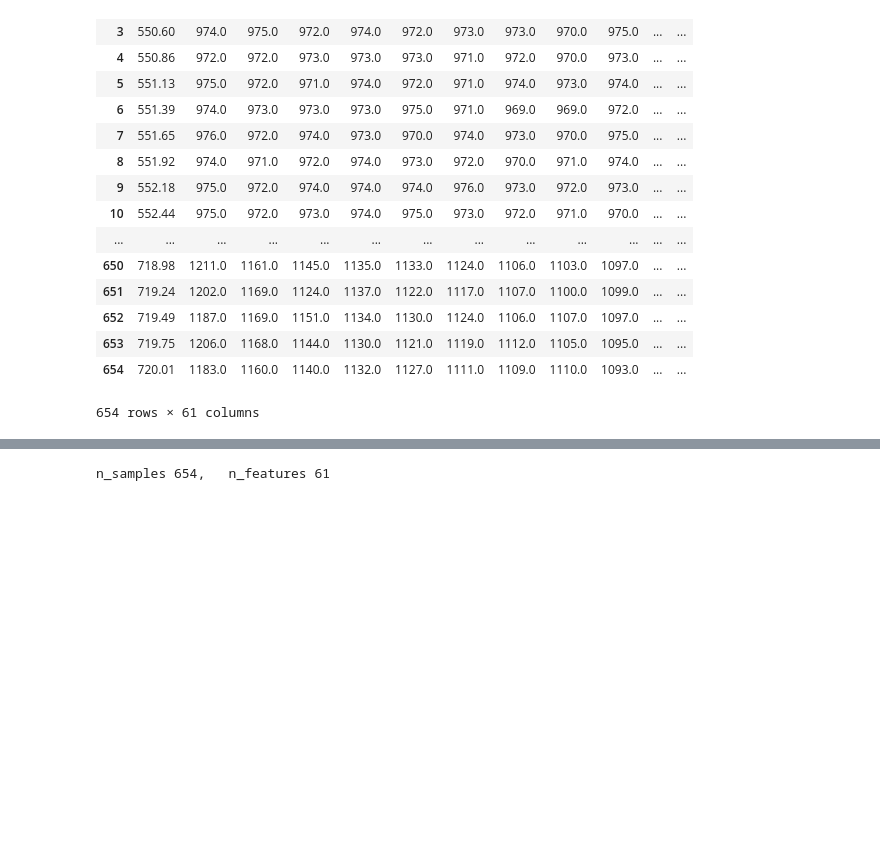
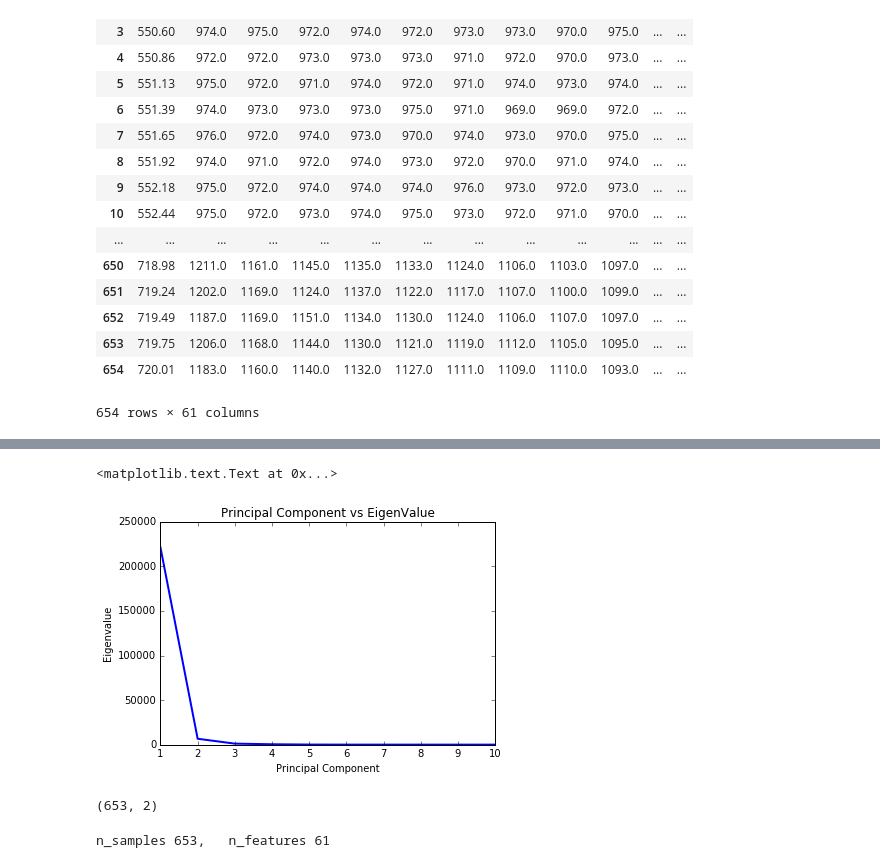
Before and after one commit to cito125/Elementary-Quantum-Computations, a Jupyter notebook: ExploratoryDataAnalysis.ipynb, the cells around one changed output, grey strips where cells are left out. Saved outputs shown, nothing was run; the diff lists cells and outputs as text; code cells hidden in the pictures; blank space fills up the shorter version.

```diff
--- a/ExploratoryDataAnalysis.ipynb
+++ b/ExploratoryDataAnalysis.ipynb
@@ -172,9 +183,20 @@ def plotRowsOnSeperateGraphs(dataframe):
+# %%
+plt.plot(pcaXvalues[:10], s[:10], linewidth=2.0)
+plt.title('Principal Component vs EigenValue')
+plt.xlabel('Principal Component')
+plt.ylabel('Eigenvalue')
+# %% [output]
+<matplotlib.text.Text at 0x...>
+[figure, added]
 # %%
 reduced_data = PCA(n_components=2).fit_transform(dfDepWS20_1mW2s[1:].astype(float))
+reduced_data.shape
+# %% [output]
+(653, 2)
 # %%
-data = scale(dfDepWS20_1mW2s)
+data = scale(dfDepWS20_1mW2s[1:])
 n_samples, n_features = data.shape
 print("n_samples %d, \t n_features %d"
       % (n_samples, n_features))
 # %% [output]
-n_samples 654,   n_features 61
+n_samples 653,   n_features 61
```
Also changed, not shown: parts of 7 cells of this notebook.
